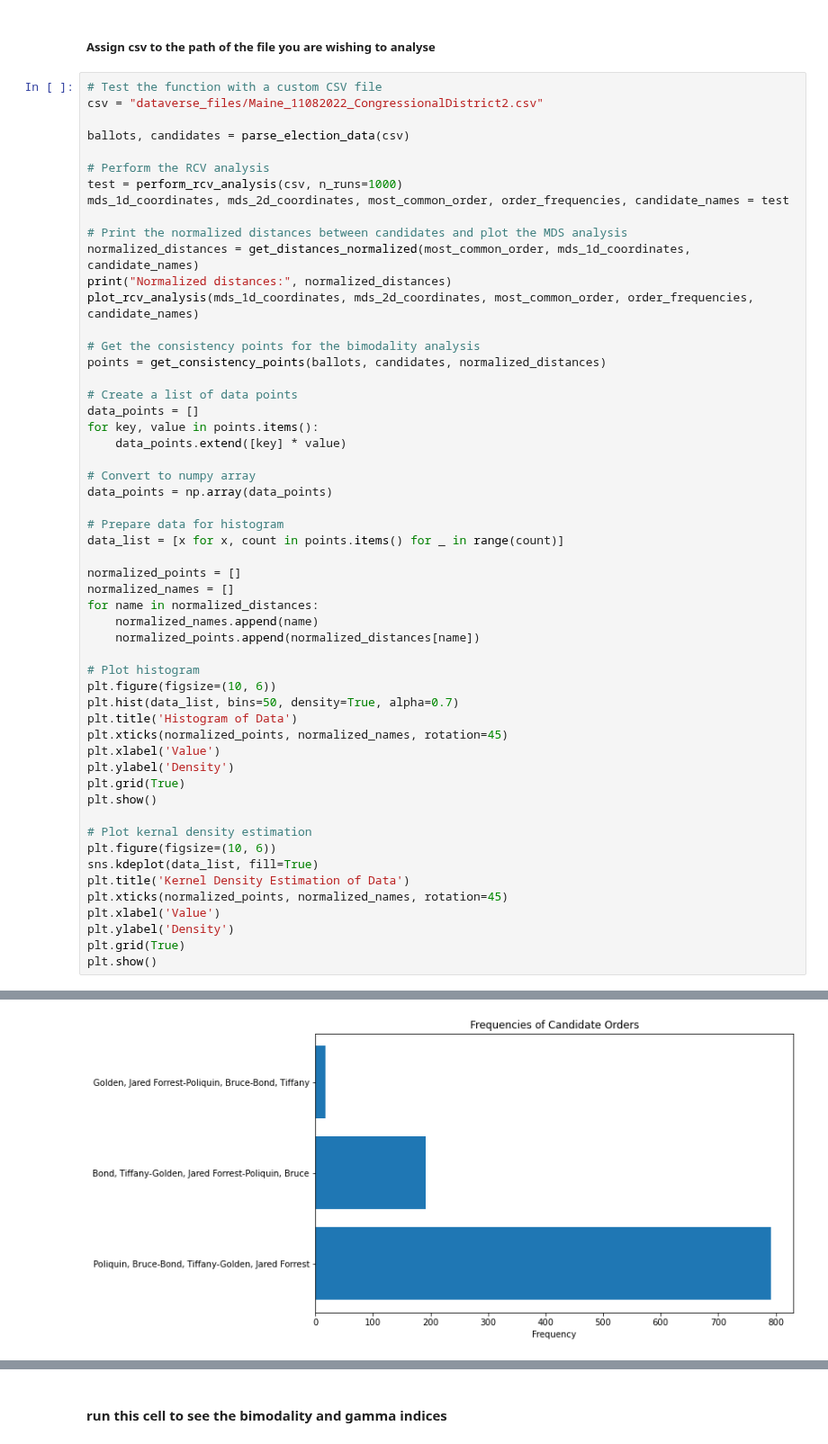
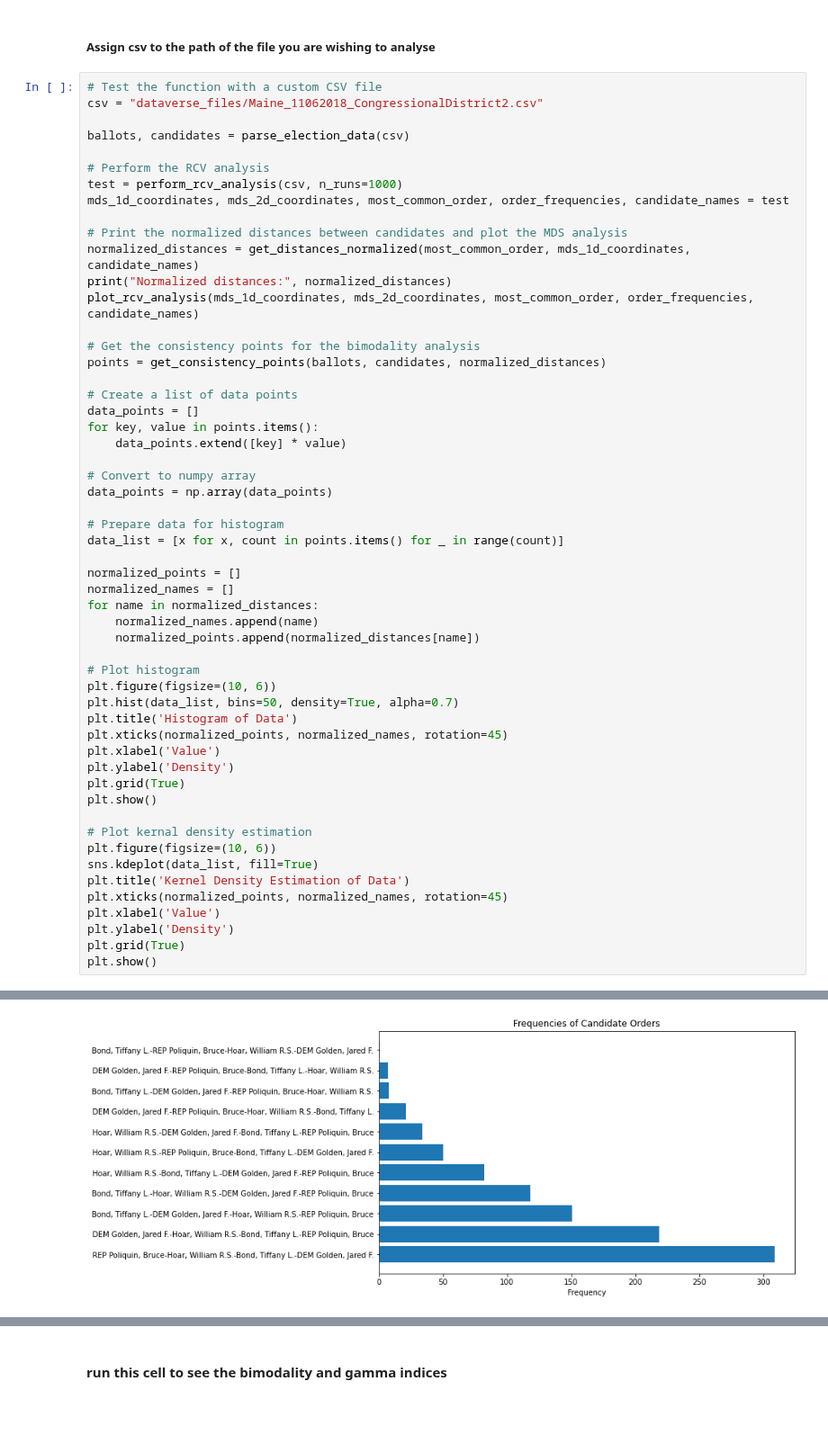
Before and after one commit to ericssimpson/voting-analysis-tools, a Jupyter notebook: EIL summer 2023/integration.ipynb, the cells around one changed output, grey strips where cells are left out. Shown at 90% size. Saved outputs shown, nothing was run; the diff lists cells and outputs as text; blank space fills up the shorter version.

```diff
--- a/EIL summer 2023/integration.ipynb
+++ b/EIL summer 2023/integration.ipynb
@@ -13,7 +13,7 @@ from voting_rules import *
 ##### Assign csv to the path of the file you are wishing to analyse
 # %%
 # Test the function with a custom CSV file
-csv = "dataverse_files/Maine_11082022_CongressionalDistrict2.csv"
+csv = "dataverse_files/Maine_11062018_CongressionalDistrict2.csv"
 
 ballots, candidates = parse_election_data(csv)
 
@@ -70 +70 @@ Normalized distances: {'Poliquin, Bruce': 0.0, 'Bond, Tiffany': 1.11967401226250
-[figure, old version]
+[figure, new version]
```
Also changed, not shown: parts of 2 cells of this notebook, 2 other files.
